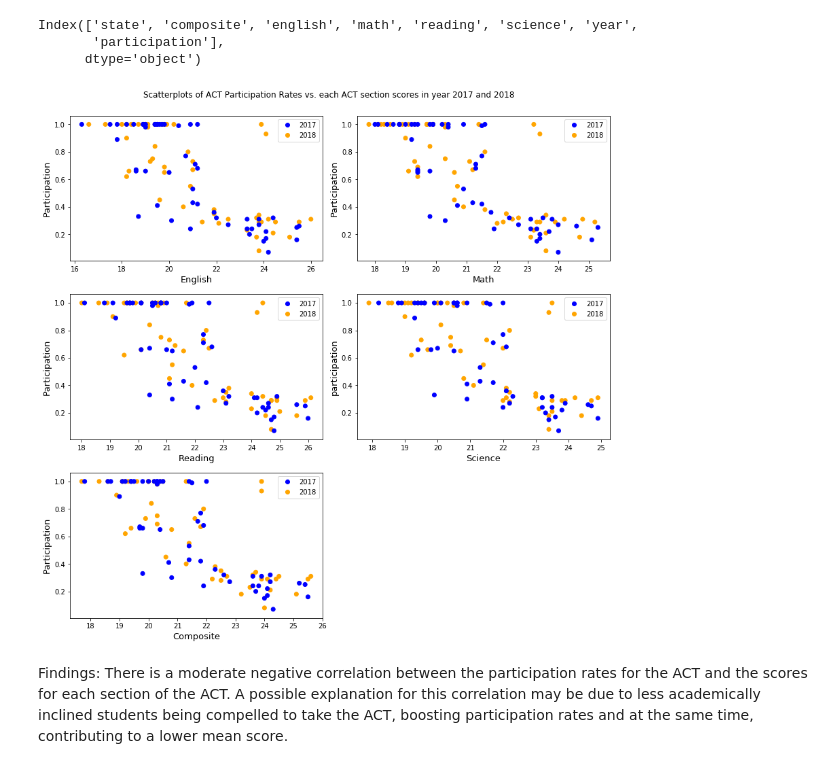
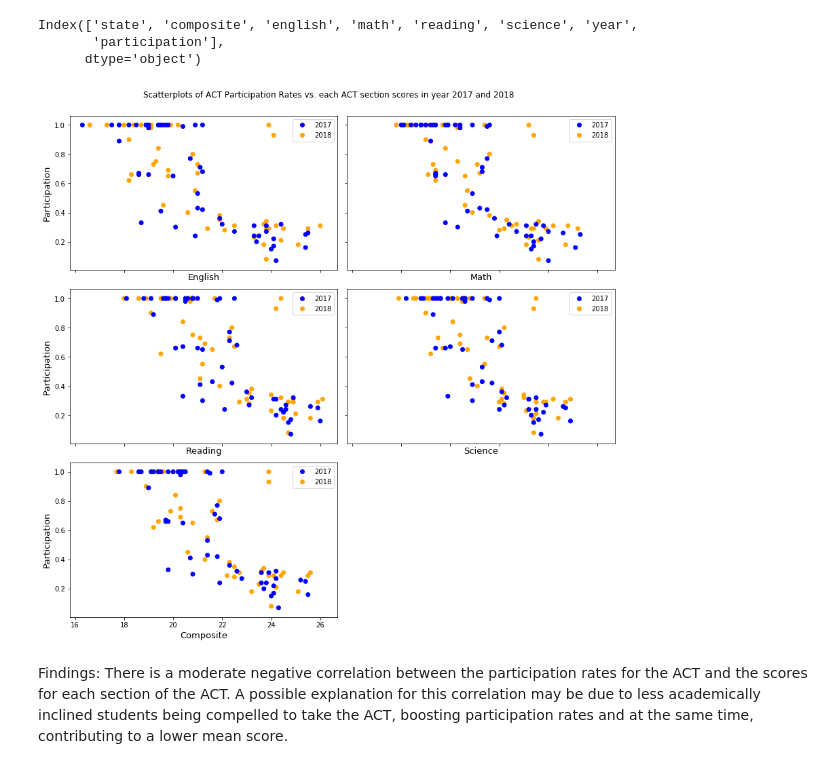
Before and after one commit to ngweiern/ga-dsi-proj-1, a Jupyter notebook: code/starter-code.ipynb, the cells around one changed output. Drawn from its saved outputs; the diff is of its cells as text; code cells hidden in the pictures.

```diff
--- a/code/starter-code.ipynb
+++ b/code/starter-code.ipynb
@@ -1651,0 +1682,7 @@ The variance between the average total scores for the SAT decreased in 2018.
+# %%
+fig = plt.figure(figsize=(8, 8))
+sns.boxplot(x="Exam Participated", hue="year", y="Participation Rate", data=sat_act_participation_long)
+plt.title('Boxplots of SAT and ACT Participation Rates')
+plt.legend(loc='upper left')
+adjust_box_widths(fig, 0.7);
+plt.savefig('../images/boxplot_sat_act_participation.png', transparent=True)
@@ -1656,10 +1695,10 @@ The variance between the average total scores for the SAT decreased in 2018.
 Are there any additional trends or relationships you haven't explored? Was there something interesting you saw that you'd like to dive further into? It's likely that there are a few more plots you might want to generate to support your narrative and recommendations that you are building toward. **As always, make sure you're interpreting your plots as you go**.
 # %%
 # Code
-def subplot_scatterplots_conditional(dataframe, list_of_column_pairs, list_of_titles, list_of_labels, fig_size, title):
+def subplot_scatterplots_conditional(dataframe, list_of_column_pairs, list_of_titles, list_of_labels, fig_size, title, sharex, filename):
     num_subplots = len(list_of_column_pairs)
     nrows = int(np.ceil(num_subplots/2)) # Makes sure you have enough rows
-    fig, ax = plt.subplots(nrows=nrows, ncols=2, figsize=fig_size) # You'll want to specify your figsize
+    fig, ax = plt.subplots(nrows=nrows, ncols=2, figsize=fig_size, sharey='row', sharex=sharex) # You'll want to specify your figsize
     ax = ax.ravel() # Ravel turns a matrix into a vector, which is easier to iterate
 
     colors = {2017:'blue', 2018:'orange'}
@@ -1694,6 +1733,8 @@ def subplot_scatterplots_conditional(dataframe, list_of_column_pairs, list_of_ti
 
     if num_subplots%2 == 1:
         fig.delaxes(ax.flatten()[num_subplots])
+
+    plt.savefig('../images/{}'.format(filename), transparent=True)
 # %%
 # Plot participation of each test against each respective tests scores
 act_combined = pd.concat([act_scores, act_participation.drop(columns=['state', 'year'])], axis=1)
@@ -1709,20 +1750,22 @@ Index(['state', 'composite', 'english', 'math', 'reading', 'science', 'year',
 # %%
 subplot_scatterplots_conditional(act_combined,
                          [('english', 'participation'),
                           ('math', 'participation'),
                           ('reading', 'participation'),
                           ('science', 'participation'),
                           ('composite', 'participation')],
                          ['', '', '', '', ''],
                          [('English', 'Participation'),
-                          ('Math', 'Participation'),
+                          ('Math', ''),
                           ('Reading', 'Participation'),
-                          ('Science', 'participation'),
+                          ('Science', ''),
                           ('Composite', 'Participation')],
                          (12,12),
-                        "Scatterplots of ACT Participation Rates vs. each ACT section scores in year 2017 and 2018")
+                         "Scatterplots of ACT Participation Rates vs. each ACT section scores in year 2017 and 2018",
+                         True,
+                         "scatterplot_act_participation_vs_section_scores")
 # %% [output]
-[figure, old version]
+[figure, new version]
 # %% [markdown]
 Findings: There is a moderate negative correlation between the participation rates for the ACT and the scores for each section of the ACT. A possible explanation for this correlation may be due to less academically inclined students being compelled to take the ACT, boosting participation rates and at the same time, contributing to a lower mean score.
 # %%
```
Also changed, not shown: parts of 24 cells of this notebook, 17 other files.
